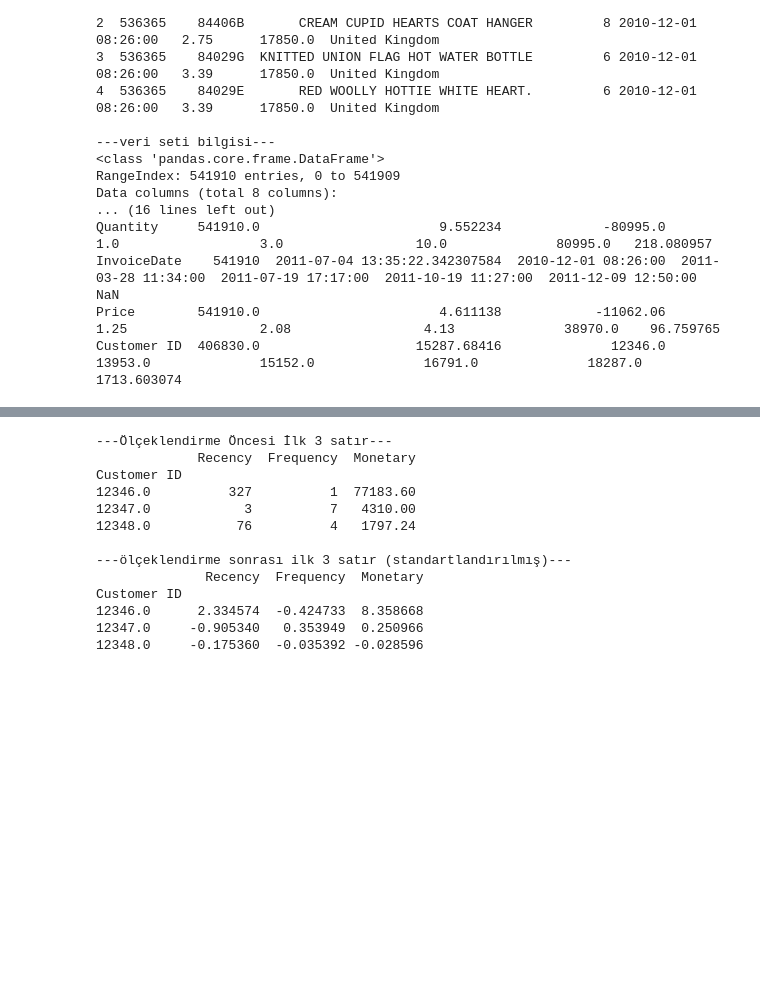
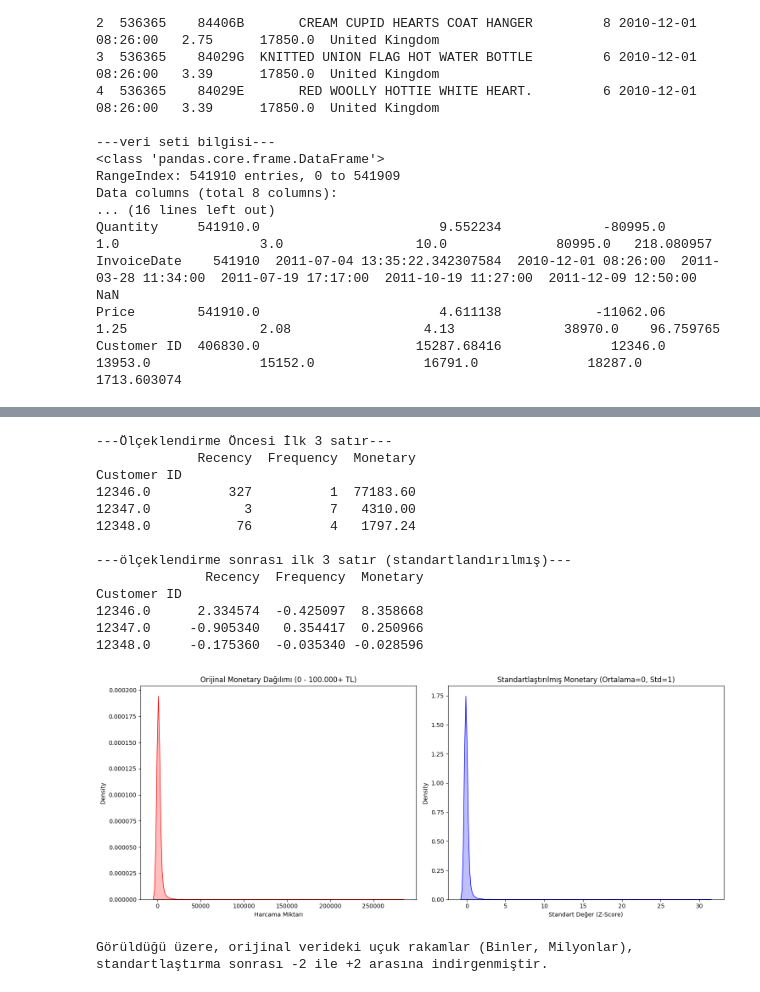
Before and after one commit to ilydozttrk/MusteriSegmentasyonu-, a Jupyter notebook: musterisegmentasyon.ipynb, the cells around one changed output, grey strips where cells are left out. Saved outputs shown, nothing was run; the diff lists cells and outputs as text; code cells hidden in the pictures; blank space fills up the shorter version.

```diff
--- a/musterisegmentasyon.ipynb
+++ b/musterisegmentasyon.ipynb
@@ -104,35 +117,58 @@ Toplam Müşteri Sayısı: 4338
 # %%
 from sklearn.preprocessing import StandardScaler
 
 #veriyi ölçeklendirme (scaling)
 
 scaler= StandardScaler() #scaler nesnesi yaratıyoruz
 
 rfm_scaled= scaler.fit_transform(rfm) # veriyi 'fit' et (öğren) ve 'transform' et (dönüştür)
 
 rfm_scaled_df= pd.DataFrame(rfm_scaled, index=rfm.index, columns= rfm.columns) #çıktır bir 'numpy array' olur, biz bunu okuması kolay olsun diye tekrar 'DataFrame' yapalım
 
 print("---Ölçeklendirme Öncesi İlk 3 satır---")
 print(rfm.head(3))
 
 print("\n---ölçeklendirme sonrası ilk 3 satır (standartlandırılmış)---")
 print(rfm_scaled_df.head(3))
 
 #artık sayıları 1000'ler 50'ler değil  de -1, 0, 1.5 gibi küçük standart sayılar oldu
+
+import seaborn as sns
+import matplotlib.pyplot as plt
+
+# Görselleştirme: Normalizasyonun Etkisi (Before & After)
+fig, axes = plt.subplots(1, 2, figsize=(15, 6))
+
+sns.kdeplot(rfm['Monetary'], ax=axes[0], color='red', fill=True)
+axes[0].set_title('Orijinal Monetary Dağılımı (0 - 100.000+ TL)')
+axes[0].set_xlabel('Harcama Miktarı')
+
+sns.kdeplot(rfm_scaled_df['Monetary'], ax=axes[1], color='blue', fill=True)
+axes[1].set_title('Standartlaştırılmış Monetary (Ortalama=0, Std=1)')
+axes[1].set_xlabel('Standart Değer (Z-Score)')
+
+plt.tight_layout()
+plt.show()
+
+print("Görüldüğü üzere, orijinal verideki uçuk rakamlar (Binler, Milyonlar),")
+print("standartlaştırma sonrası -2 ile +2 arasına indirgenmiştir.")
 # %% [output]
 ---Ölçeklendirme Öncesi İlk 3 satır---
              Recency  Frequency  Monetary
 Customer ID
 12346.0          327          1  77183.60
 12347.0            3          7   4310.00
 12348.0           76          4   1797.24
 
 ---ölçeklendirme sonrası ilk 3 satır (standartlandırılmış)---
               Recency  Frequency  Monetary
 Customer ID
-12346.0      2.334574  -0.424733  8.358668
-12347.0     -0.905340   0.353949  0.250966
-12348.0     -0.175360  -0.035392 -0.028596
+12346.0      2.334574  -0.425097  8.358668
+12347.0     -0.905340   0.354417  0.250966
+12348.0     -0.175360  -0.035340 -0.028596
+[figure, added]
+Görüldüğü üzere, orijinal verideki uçuk rakamlar (Binler, Milyonlar),
+standartlaştırma sonrası -2 ile +2 arasına indirgenmiştir.
 # %%
 from sklearn.cluster import KMeans
 import matplotlib.pyplot as plt
```
Also changed, not shown: parts of 7 cells of this notebook.
